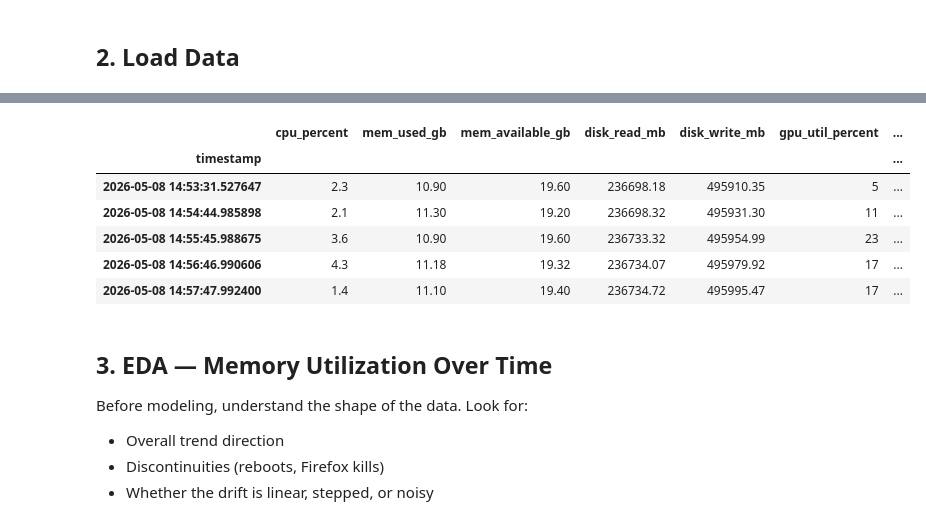
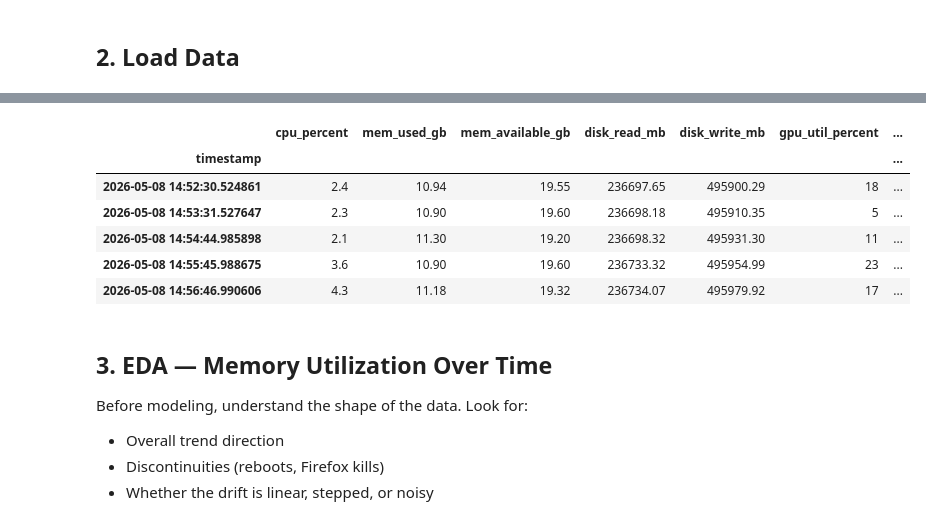
Before and after one commit to BISHDP/homelab-ai, a Jupyter notebook: monitor/notebooks/03_ram_growth_predictor.ipynb, the cells around one changed output, grey strips where cells are left out. Saved outputs shown, nothing was run; the diff lists cells and outputs as text; code cells hidden in the pictures.

```diff
--- a/monitor/notebooks/03_ram_growth_predictor.ipynb
+++ b/monitor/notebooks/03_ram_growth_predictor.ipynb
@@ -42,8 +42,6 @@ df = df.set_index('timestamp').sort_index()
 
 # Derived columns (same as notebook 01)
 df['mem_util_percent'] = (df['mem_used_gb'] / (df['mem_used_gb'] + df['mem_available_gb'])) * 100
-df['disk_read_delta'] = df['disk_read_mb'].diff().clip(lower=0)
-df['disk_write_delta'] = df['disk_write_mb'].diff().clip(lower=0)
 df = df.dropna()
 
 print(f'Rows loaded: {len(df)}')
@@ -57,10 +55,10 @@ Duration: 4 days 01:50:15.450521
 |  | cpu_percent | mem_used_gb | mem_available_gb | disk_read_mb | disk_write_mb | gpu_util_percent | ... |
 | timestamp |  |  |  |  |  |  | ... |
+| 2026-05-08 14:52:30.524861 | 2.4 | 10.94 | 19.55 | 236697.65 | 495900.29 | 18 | ... |
 | 2026-05-08 14:53:31.527647 | 2.3 | 10.90 | 19.60 | 236698.18 | 495910.35 | 5 | ... |
 | 2026-05-08 14:54:44.985898 | 2.1 | 11.30 | 19.20 | 236698.32 | 495931.30 | 11 | ... |
 | 2026-05-08 14:55:45.988675 | 3.6 | 10.90 | 19.60 | 236733.32 | 495954.99 | 23 | ... |
 | 2026-05-08 14:56:46.990606 | 4.3 | 11.18 | 19.32 | 236734.07 | 495979.92 | 17 | ... |
-| 2026-05-08 14:57:47.992400 | 1.4 | 11.10 | 19.40 | 236734.72 | 495995.47 | 17 | ... |
 # %% [markdown]
 ## 3. EDA — Memory Utilization Over Time
 
```
Also changed, not shown: parts of 12 cells of this notebook, 2 other files.
